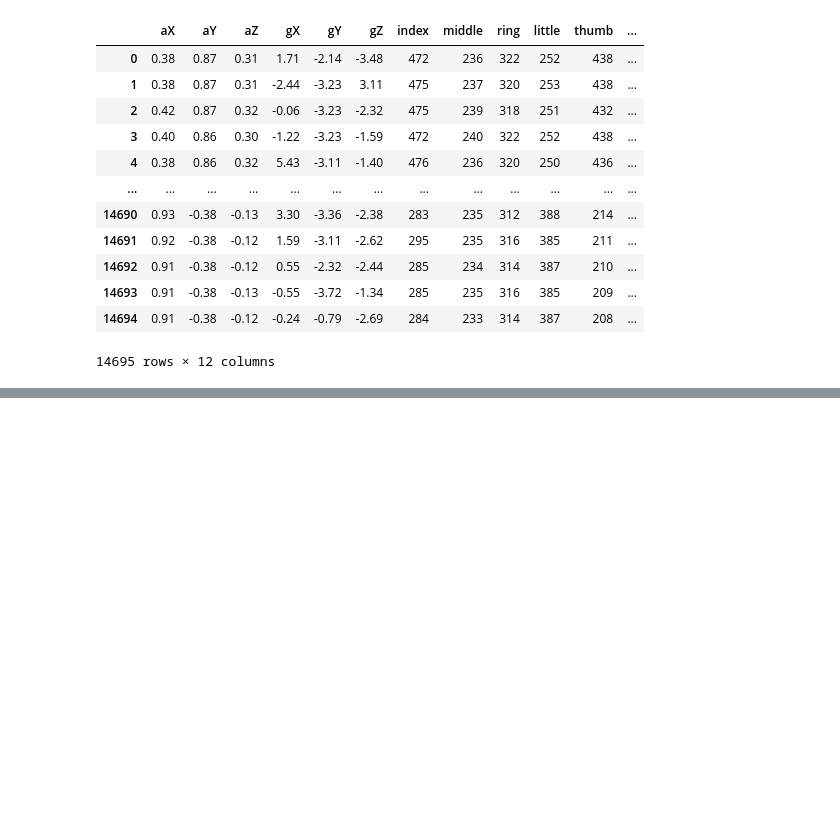
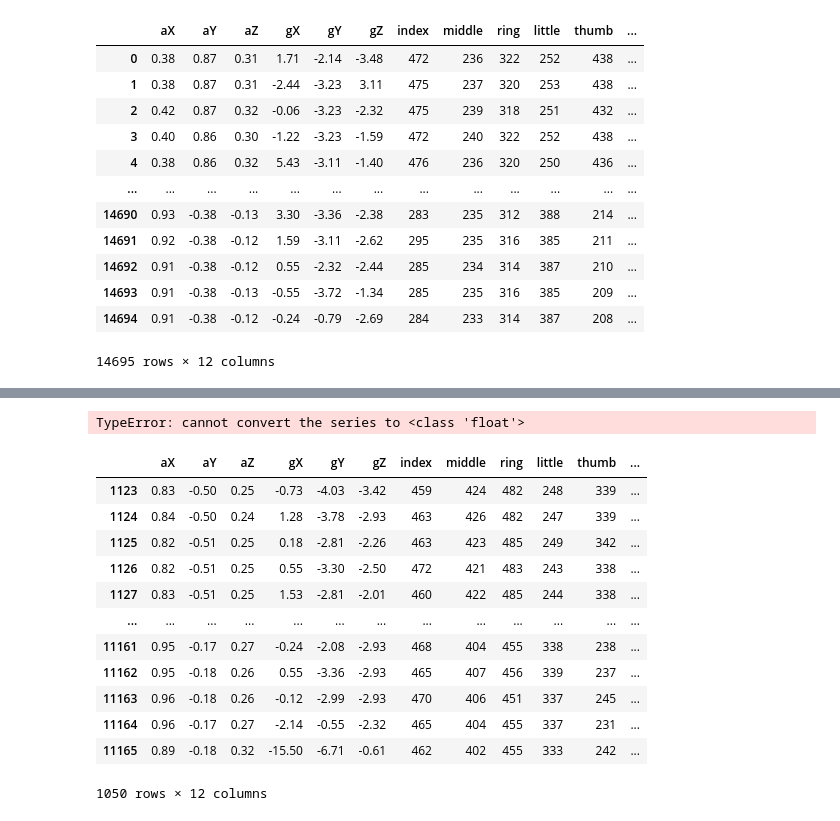
Before and after one commit to SCH-Sign-language-translation-gloves/SLTG_arduino, a Jupyter notebook: DL/DL_tset.ipynb, the cells around one changed output, grey strips where cells are left out. Cells and saved outputs as stored; diff of their text form; code cells hidden in the pictures; blank space fills up the shorter version.

```diff
--- a/DL/DL_tset.ipynb
+++ b/DL/DL_tset.ipynb
@@ -53,7 +53,7 @@ nums=['ㄱ','ㄴ','ㄷ','ㄹ','ㅁ','ㅂ','ㅅ','ㅇ','ㅈ','ㅊ','ㅋ','ㅌ','
 finaldata_jy = pd.DataFrame(columns=(['aX', 'aY', 'aZ', 'gX','gY','gZ','index','middle','ring','little','thumb']))
 j=0
 for num in nums:
-    path = '../data/자음/%s.csv'%num
+    path = '../data/자음/jy/%s.csv'%num
     num_jy = pd.read_csv(path, engine='python', encoding='cp949')
     num_jy.columns =['aX', 'aY', 'aZ', 'gX','gY','gZ','little','ring','middle','index','thumb']
     data_jy = num_jy
@@ -64,9 +64,11 @@ for num in nums:
     data_jy.insert(11,'Character',j)
     j=j+1
     finaldata_jy = pd.concat([finaldata_jy,data_jy[180:]],sort=False,ignore_index = True)
+    test_jy = data_jy[:149]
+    test_jy=test_jy.drop("Character", axis = 1)
     #print(finaldata)
 #finaldata.isnull().any()
-
+finaldata_jy = finaldata_jy.astype({'Character':int})
 finaldata_jy
 # %% [output]
 |  | aX | aY | aZ | gX | gY | gZ | index | middle | ring | little | thumb | ... |
@@ -98,9 +116,11 @@ for num in nums:
     data_yj.insert(11,'Character',j)
     j=j+1
     finaldata_yj = pd.concat([finaldata_yj,data_yj[150:]],sort=False,ignore_index = True)
+    test_yj = data_yj[:149]
+    test_yj= test_yj.drop("Character", axis = 1)
     #print(finaldata_yj)
 #finaldata.isnull().any()
-
+finaldata_yj = finaldata_yj.astype({'Character':int})
 finaldata_yj
 # %% [output]
 |  | aX | aY | aZ | gX | gY | gZ | index | middle | ring | little | thumb | ... |
@@ -131,10 +167,15 @@ for num in nums:
     data_nh = data_nh.filter(['aX', 'aY', 'aZ', 'gX','gY','gZ','little','ring','middle','index','thumb'])
     data_nh.insert(11,'Character',j)
     j=j+1
+
     finaldata_nh = pd.concat([finaldata_nh,data_nh[150:]],sort=False,ignore_index = True)
+    test_nh = data_nh[:149]
+    test_nh= test_nh.drop("Character", axis = 1)
+
     #print(finaldata_nh)
 #finaldata.isnull().any()
 
+finaldata_nh = finaldata_nh.astype({'Character':int})
 finaldata_nh
 # %% [output]
 |  | aX | aY | aZ | gX | gY | gZ | index | middle | ring | little | thumb | ... |
@@ -153,5 +210,6 @@ finaldata_nh
 # %%
 finaldata = pd.concat([finaldata_jy,finaldata_nh,finaldata_yj],sort=False,ignore_index = True)
+finaldata = finaldata.astype({'Character':int})
 finaldata
 # %% [output]
 |  | aX | aY | aZ | gX | gY | gZ | index | middle | ring | little | thumb | ... |
@@ -185,0 +472,57 @@ AttributeError: module 'matplotlib.cm' has no attribute 'Blue'
+# %%
+def plot_confusion_matrix(cm, target_names=None, cmap=None, normalize=True, labels=True, title='Confusion matrix'):
+    accuracy = np.trace(cm) / float(np.sum(cm))
+    misclass = 1 - accuracy
+
+    if cmap is None:
+        cmap = plt.get_cmap('Blues')
+
+    if normalize:
+        cm = cm.astype('float') / cm.sum(axis=1)[:, np.newaxis]
+
+    plt.figure(figsize=(8, 6))
+    plt.imshow(cm, interpolation='nearest', cmap=cmap)
+    plt.title(title)
+    plt.colorbar()
+
+    thresh = cm.max() / 1.5 if normalize else cm.max() / 2
+
+    if target_names is not None:
+        tick_marks = np.arange(len(target_names))
+        plt.xticks(tick_marks, target_names)
+        plt.yticks(tick_marks, target_names)
+
+    if labels:
+        for i, j in itertools.product(range(cm.shape[0]), range(cm.shape[1])):
+            if normalize:
+                plt.text(j, i, "{:0.4f}".format(cm[i, j]),
+                         horizontalalignment="center",
+                         color="white" if cm[i, j] > thresh else "black")
+            else:
+                plt.text(j, i, "{:,}".format(cm[i, j]),
+                         horizontalalignment="center",
+                         color="white" if cm[i, j] > thresh else "black")
+
+    plt.tight_layout()
+    plt.ylabel('True label')
+    plt.xlabel('Predicted label\naccuracy={:0.4f}; misclass={:0.4f}'.format(accuracy, misclass))
+    plt.show()
+plot_confusion_matrix(finaldata)
+# %% [output]
+TypeError: cannot convert the series to <class 'float'>
+# %%
+finaldata[finaldata["Character"]==3]
+# %% [output]
+|  | aX | aY | aZ | gX | gY | gZ | index | middle | ring | little | thumb | ... |
+| 1123 | 0.83 | -0.50 | 0.25 | -0.73 | -4.03 | -3.42 | 459 | 424 | 482 | 248 | 339 | ... |
+| 1124 | 0.84 | -0.50 | 0.24 | 1.28 | -3.78 | -2.93 | 463 | 426 | 482 | 247 | 339 | ... |
+| 1125 | 0.82 | -0.51 | 0.25 | 0.18 | -2.81 | -2.26 | 463 | 423 | 485 | 249 | 342 | ... |
+| 1126 | 0.82 | -0.51 | 0.25 | 0.55 | -3.30 | -2.50 | 472 | 421 | 483 | 243 | 338 | ... |
+| 1127 | 0.83 | -0.51 | 0.25 | 1.53 | -2.81 | -2.01 | 460 | 422 | 485 | 244 | 338 | ... |
+| ... | ... | ... | ... | ... | ... | ... | ... | ... | ... | ... | ... | ... |
+| 11161 | 0.95 | -0.17 | 0.27 | -0.24 | -2.08 | -2.93 | 468 | 404 | 455 | 338 | 238 | ... |
+| 11162 | 0.95 | -0.18 | 0.26 | 0.55 | -3.36 | -2.93 | 465 | 407 | 456 | 339 | 237 | ... |
+| 11163 | 0.96 | -0.18 | 0.26 | -0.12 | -2.99 | -2.93 | 470 | 406 | 451 | 337 | 245 | ... |
+| 11164 | 0.96 | -0.17 | 0.27 | -2.14 | -0.55 | -2.32 | 465 | 404 | 455 | 337 | 231 | ... |
+| 11165 | 0.89 | -0.18 | 0.32 | -15.50 | -6.71 | -0.61 | 462 | 402 | 455 | 333 | 242 | ... |
+1050 rows × 12 columns
```
Also changed, not shown: parts of 34 cells of this notebook, 15 other files.
